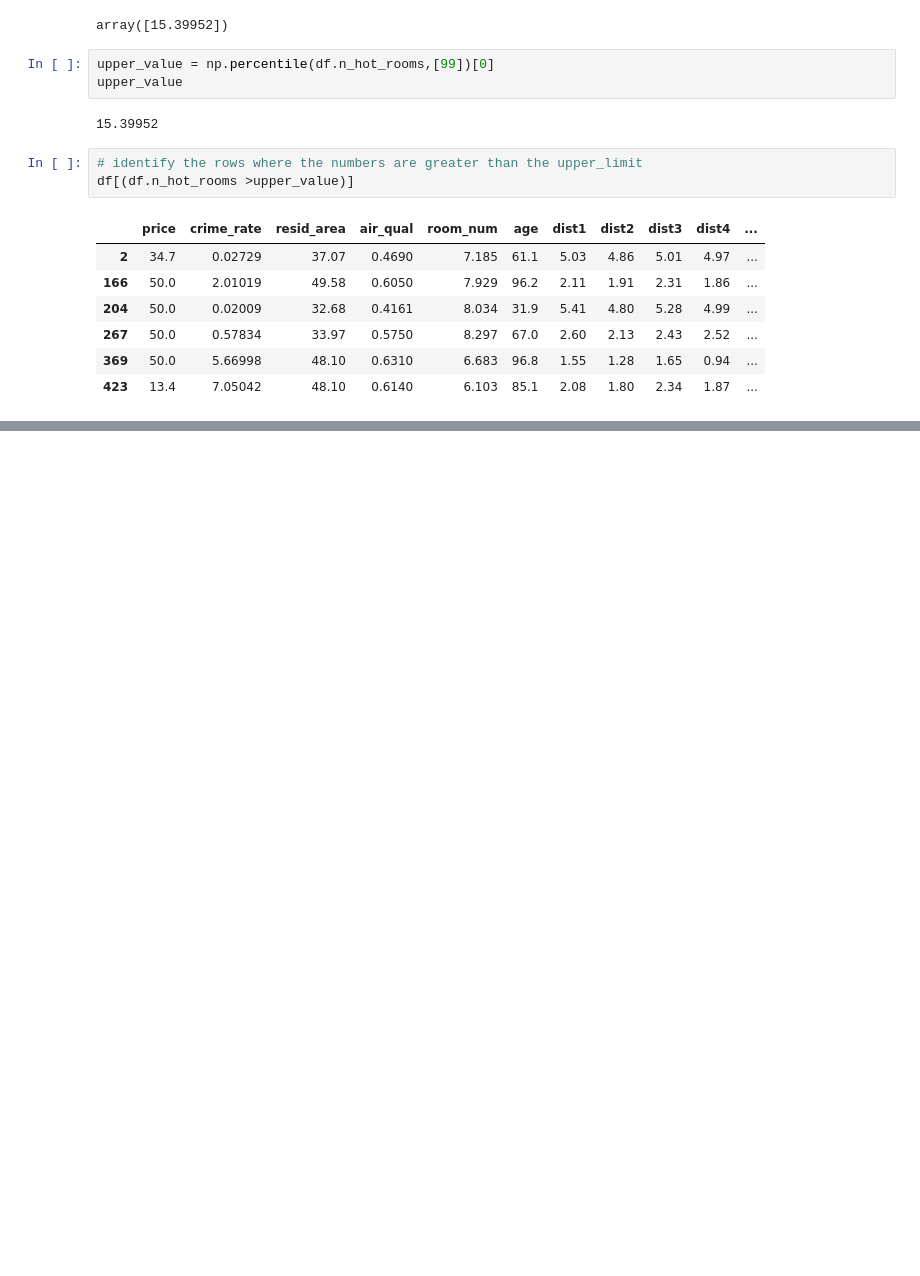
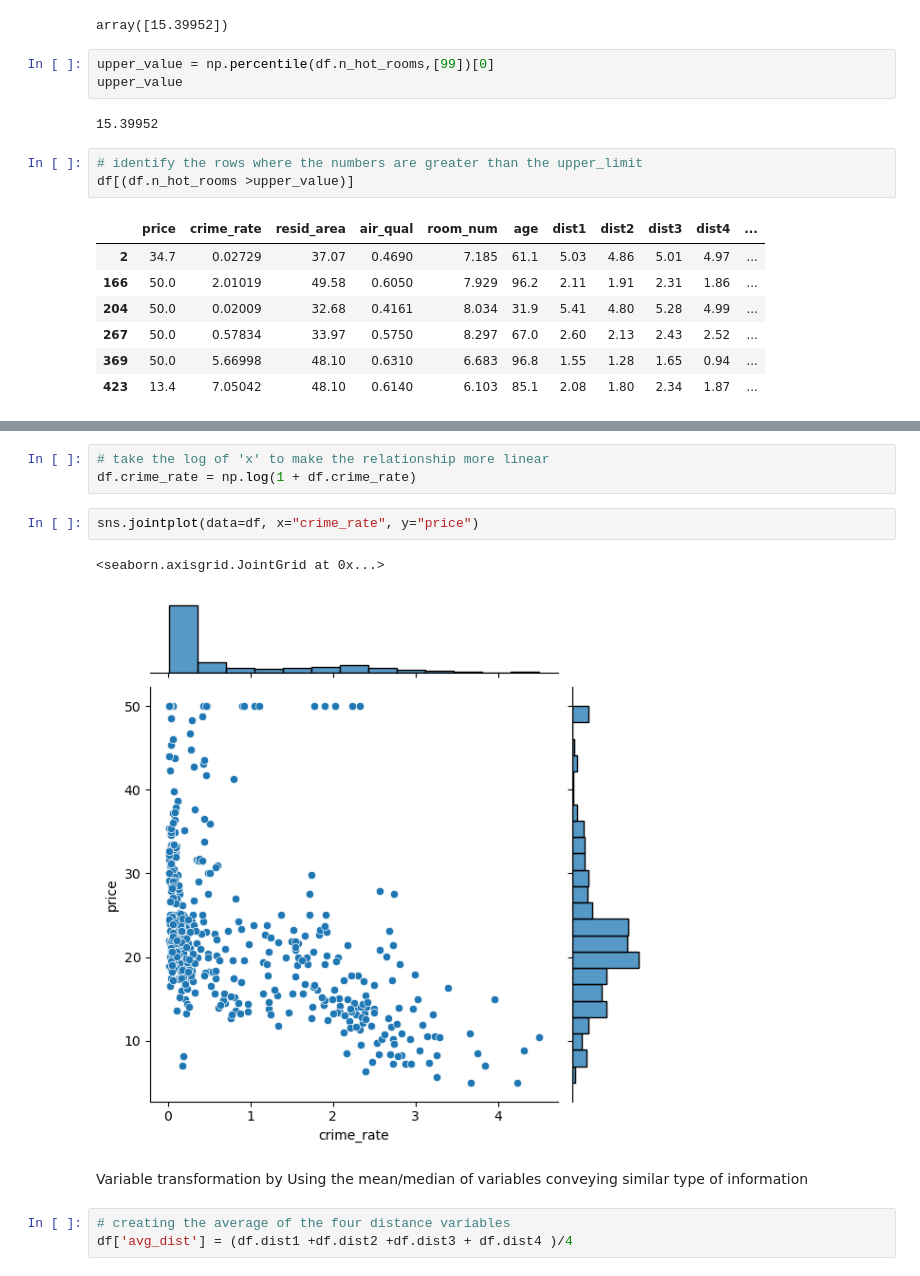
Before and after one commit to luch91/PYTHON-MACHINE-LEARNING-DEEP-LEARNING, a Jupyter notebook: data_preprocessing.ipynb, the cells around one changed output, grey strips where cells are left out. Saved outputs shown, nothing was run; the diff lists cells and outputs as text; blank space fills up the shorter version.

```diff
--- a/data_preprocessing.ipynb
+++ b/data_preprocessing.ipynb
@@ -120,0 +143,13 @@ Name: n_hot_rooms, dtype: float64
+# %%
+# take the log of 'x' to make the relationship more linear
+df.crime_rate = np.log(1 + df.crime_rate)
+# %%
+sns.jointplot(data=df, x="crime_rate", y="price")
+# %% [output]
+<seaborn.axisgrid.JointGrid at 0x...>
+[figure, added]
+# %% [markdown]
+Variable transformation by Using the mean/median of variables conveying similar type of information
+# %%
+# creating the average of the four distance variables
+df['avg_dist'] = (df.dist1 +df.dist2 +df.dist3 + df.dist4 )/4
```
Also changed, not shown: parts of 8 cells of this notebook.
